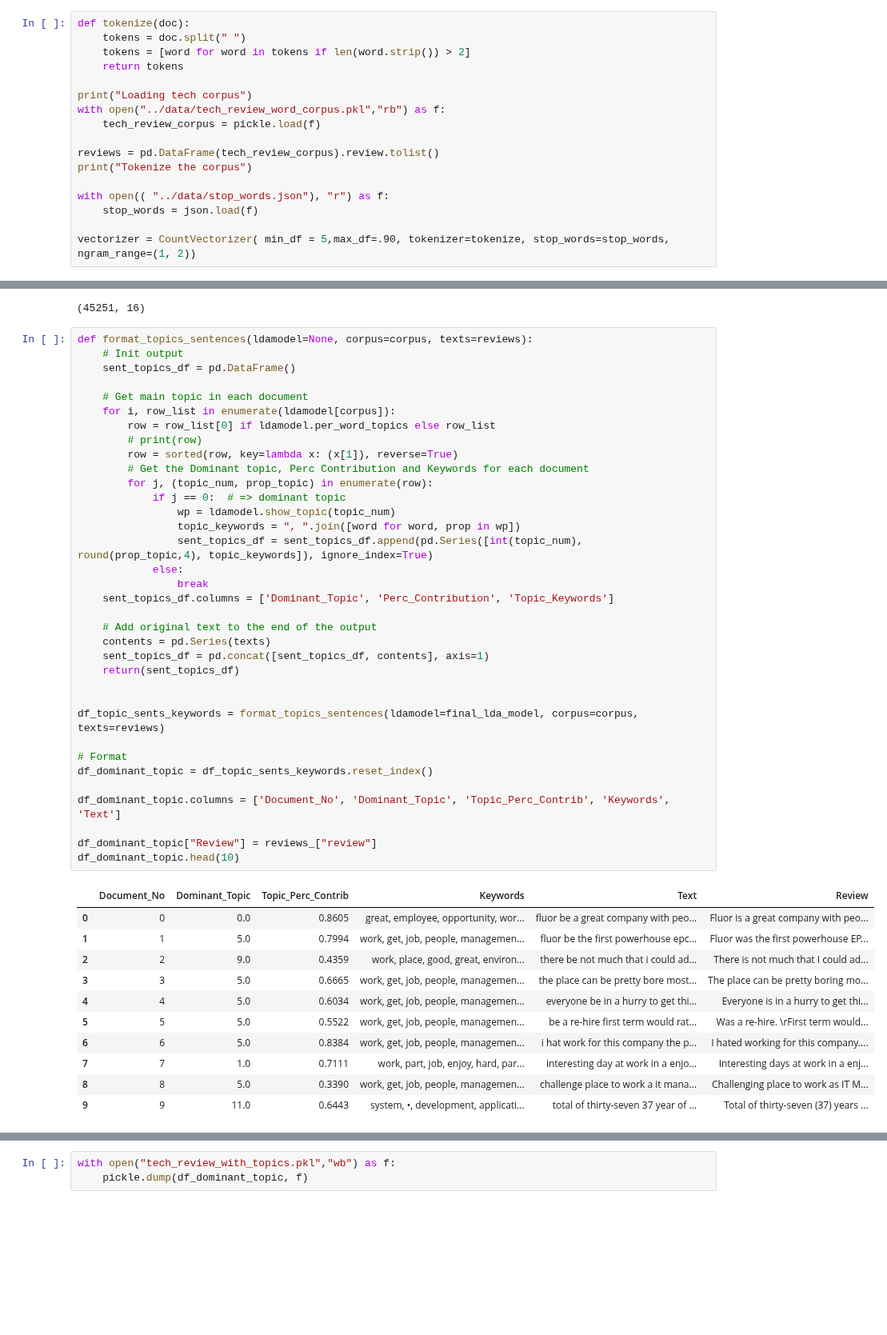
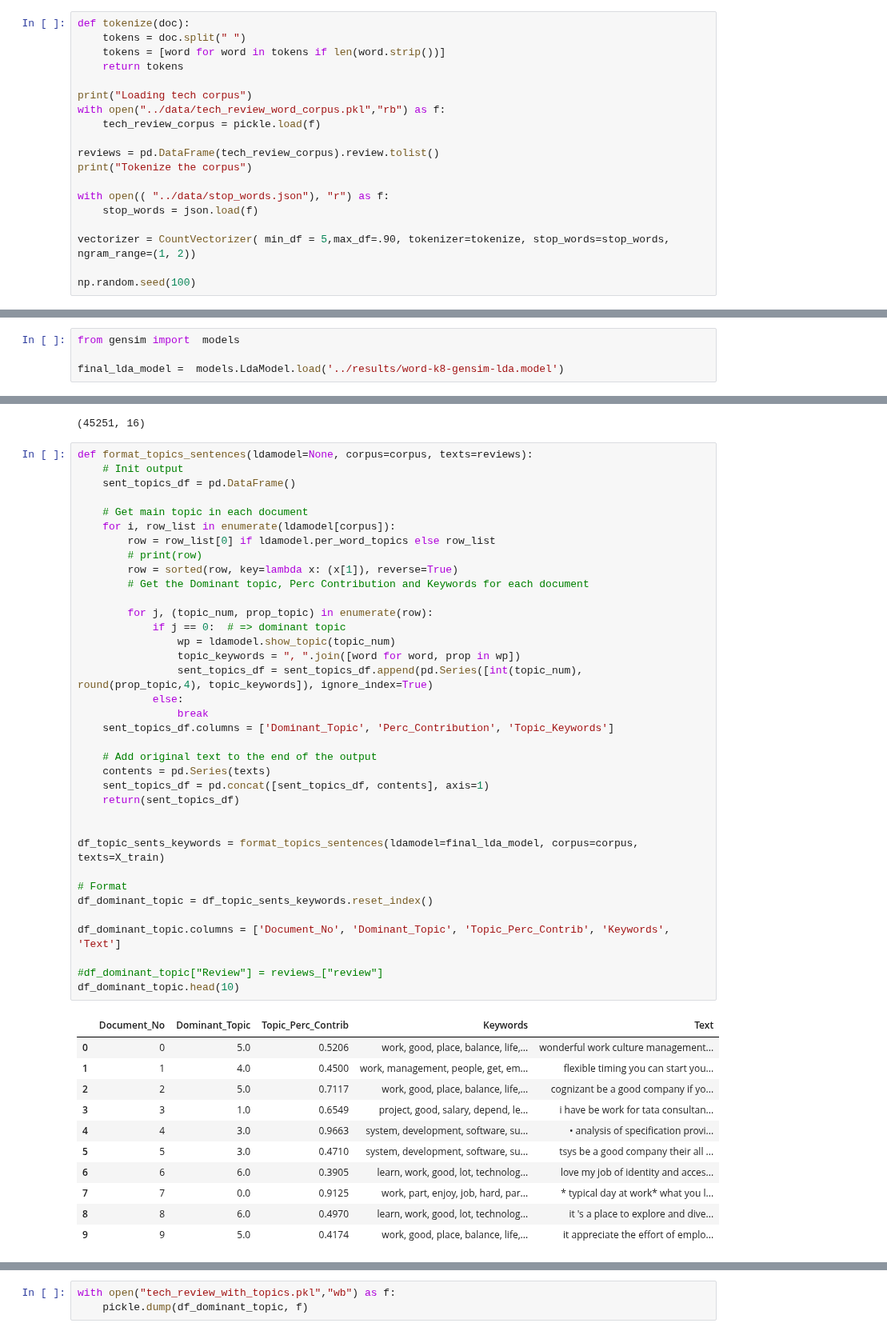
Before and after one commit to toadies/smu-ds-opinion-mining-co-reviews, a Jupyter notebook: notebooks/Section 4 - 4 - LDA - word token.ipynb, the cells around one changed output, grey strips where cells are left out. Shown at 80% size. Drawn from its saved outputs; the diff is of its cells as text; blank space fills up the shorter version.

Commit message:
gensim model

```diff
--- a/notebooks/Section 4 - 4 - LDA - word token.ipynb
+++ b/notebooks/Section 4 - 4 - LDA - word token.ipynb
@@ -41,7 +41,7 @@ import matplotlib.pyplot as plt
 # %%
 def tokenize(doc):
     tokens = doc.split(" ")
-    tokens = [word for word in tokens if len(word.strip()) > 2]
+    tokens = [word for word in tokens if len(word.strip())]
     return tokens
 
 print("Loading tech corpus")
@@ -55,6 +55,8 @@ with open(( "../data/stop_words.json"), "r") as f:
     stop_words = json.load(f)
 
 vectorizer = CountVectorizer( min_df = 5,max_df=.90, tokenizer=tokenize, stop_words=stop_words, ngram_range=(1, 2))
+
+np.random.seed(100)
 # %% [output]
 Loading tech corpus
 Tokenize the corpus
@@ -104,3 +126,7 @@ final_lda_model.save('../results/word-gensim-lda.model')
+# %%
+from gensim import  models
+
+final_lda_model =  models.LdaModel.load('../results/word-k8-gensim-lda.model')
 # %%
 # Select the model and print the topics
 optimal_model = final_lda_model
@@ -140,43 +186,44 @@ def format_topics_sentences(ldamodel=None, corpus=corpus, texts=reviews):
 
     # Get main topic in each document
     for i, row_list in enumerate(ldamodel[corpus]):
         row = row_list[0] if ldamodel.per_word_topics else row_list
         # print(row)
         row = sorted(row, key=lambda x: (x[1]), reverse=True)
         # Get the Dominant topic, Perc Contribution and Keywords for each document
+
         for j, (topic_num, prop_topic) in enumerate(row):
             if j == 0:  # => dominant topic
                 wp = ldamodel.show_topic(topic_num)
                 topic_keywords = ", ".join([word for word, prop in wp])
                 sent_topics_df = sent_topics_df.append(pd.Series([int(topic_num), round(prop_topic,4), topic_keywords]), ignore_index=True)
             else:
                 break
     sent_topics_df.columns = ['Dominant_Topic', 'Perc_Contribution', 'Topic_Keywords']
 
     # Add original text to the end of the output
     contents = pd.Series(texts)
     sent_topics_df = pd.concat([sent_topics_df, contents], axis=1)
     return(sent_topics_df)
 
 
-df_topic_sents_keywords = format_topics_sentences(ldamodel=final_lda_model, corpus=corpus, texts=reviews)
+df_topic_sents_keywords = format_topics_sentences(ldamodel=final_lda_model, corpus=corpus, texts=X_train)
 
 # Format
 df_dominant_topic = df_topic_sents_keywords.reset_index()
 
 df_dominant_topic.columns = ['Document_No', 'Dominant_Topic', 'Topic_Perc_Contrib', 'Keywords', 'Text']
 
-df_dominant_topic["Review"] = reviews_["review"]
+#df_dominant_topic["Review"] = reviews_["review"]
 df_dominant_topic.head(10)
 # %% [output]
-|  | Document_No | Dominant_Topic | Topic_Perc_Contrib | Keywords | Text | Review |
-| 0 | 0 | 0.0 | 0.8605 | great, employee, opportunity, wor... | fluor be a great company with peo... | Fluor is a great company with peo... |
-| 1 | 1 | 5.0 | 0.7994 | work, get, job, people, managemen... | fluor be the first powerhouse epc... | Fluor was the first powerhouse EP... |
-| 2 | 2 | 9.0 | 0.4359 | work, place, good, great, environ... | there be not much that i could ad... | There is not much that I could ad... |
-| 3 | 3 | 5.0 | 0.6665 | work, get, job, people, managemen... | the place can be pretty bore most... | The place can be pretty boring mo... |
-| 4 | 4 | 5.0 | 0.6034 | work, get, job, people, managemen... | everyone be in a hurry to get thi... | Everyone is in a hurry to get thi... |
-| 5 | 5 | 5.0 | 0.5522 | work, get, job, people, managemen... | be a re-hire first term would rat... | Was a re-hire. \rFirst term would... |
-| 6 | 6 | 5.0 | 0.8384 | work, get, job, people, managemen... | i hat work for this company the p... | I hated working for this company.... |
-| 7 | 7 | 1.0 | 0.7111 | work, part, job, enjoy, hard, par... | interesting day at work in a enjo... | Interesting days at work in a enj... |
-| 8 | 8 | 5.0 | 0.3390 | work, get, job, people, managemen... | challenge place to work a it mana... | Challenging place to work as IT M... |
-| 9 | 9 | 11.0 | 0.6443 | system, •, development, applicati... | total of thirty-seven 37 year of ... | Total of thirty-seven (37) years ... |
+|  | Document_No | Dominant_Topic | Topic_Perc_Contrib | Keywords | Text |
+| 0 | 0 | 5.0 | 0.5206 | work, good, place, balance, life,... | wonderful work culture management... |
+| 1 | 1 | 4.0 | 0.4500 | work, management, people, get, em... | flexible timing you can start you... |
+| 2 | 2 | 5.0 | 0.7117 | work, good, place, balance, life,... | cognizant be a good company if yo... |
+| 3 | 3 | 1.0 | 0.6549 | project, good, salary, depend, le... | i have be work for tata consultan... |
+| 4 | 4 | 3.0 | 0.9663 | system, development, software, su... | • analysis of specification provi... |
+| 5 | 5 | 3.0 | 0.4710 | system, development, software, su... | tsys be a good company their all ... |
+| 6 | 6 | 6.0 | 0.3905 | learn, work, good, lot, technolog... | love my job of identity and acces... |
+| 7 | 7 | 0.0 | 0.9125 | work, part, enjoy, job, hard, par... | * typical day at work* what you l... |
+| 8 | 8 | 6.0 | 0.4970 | learn, work, good, lot, technolog... | it 's a place to explore and dive... |
+| 9 | 9 | 5.0 | 0.4174 | work, good, place, balance, life,... | it appreciate the effort of emplo... |
```
Also changed, not shown: parts of 14 cells of this notebook, 2 other files.
